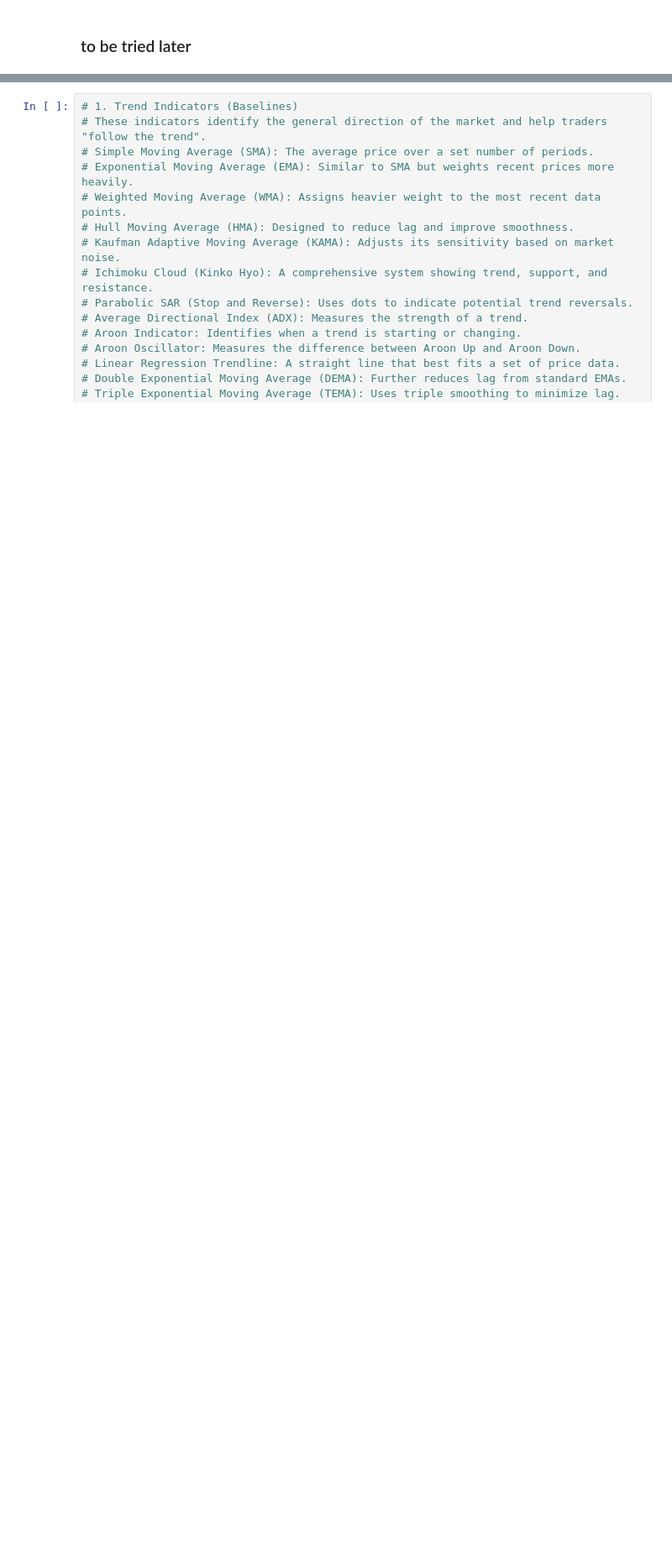
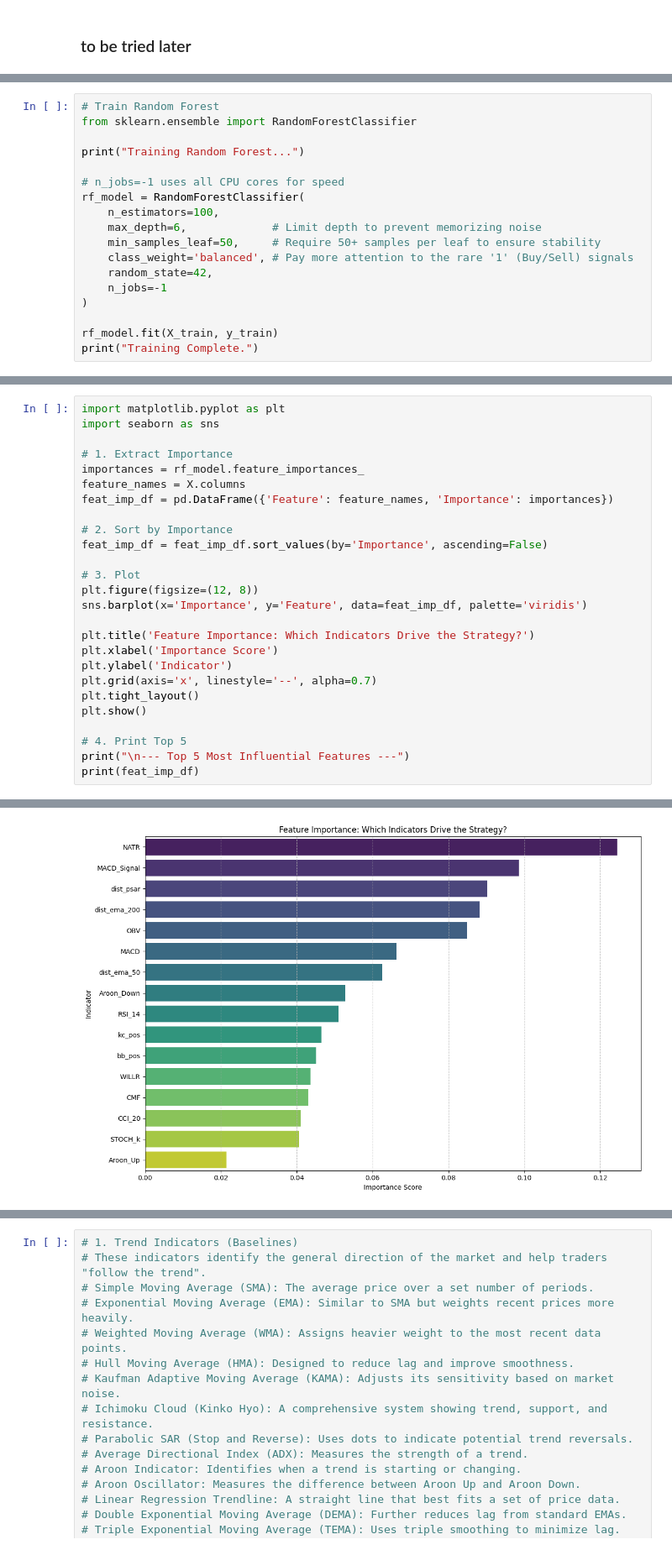
Before and after one commit to HendrichMugisha/project_autotrade, a Jupyter notebook: notebooks/03_Feature_engineering.ipynb, the cells around one changed output, grey strips where cells are left out. Shown at 84% size. Saved outputs shown, nothing was run; the diff lists cells and outputs as text; blank space fills up the shorter version.

```diff
--- a/notebooks/03_Feature_engineering.ipynb
+++ b/notebooks/03_Feature_engineering.ipynb
@@ -319,0 +472,18 @@ print(df.columns.tolist())
+# %%
+# Train Random Forest
+from sklearn.ensemble import RandomForestClassifier
+
+print("Training Random Forest...")
+
+# n_jobs=-1 uses all CPU cores for speed
+rf_model = RandomForestClassifier(
+    n_estimators=100,
+    max_depth=6,             # Limit depth to prevent memorizing noise
+    min_samples_leaf=50,     # Require 50+ samples per leaf to ensure stability
+    class_weight='balanced', # Pay more attention to the rare '1' (Buy/Sell) signals
+    random_state=42,
+    n_jobs=-1
+)
+
+rf_model.fit(X_train, y_train)
+print("Training Complete.")
@@ -319,0 +527,27 @@ print(df.columns.tolist())
+# %%
+import matplotlib.pyplot as plt
+import seaborn as sns
+
+# 1. Extract Importance
+importances = rf_model.feature_importances_
+feature_names = X.columns
+feat_imp_df = pd.DataFrame({'Feature': feature_names, 'Importance': importances})
+
+# 2. Sort by Importance
+feat_imp_df = feat_imp_df.sort_values(by='Importance', ascending=False)
+
+# 3. Plot
+plt.figure(figsize=(12, 8))
+sns.barplot(x='Importance', y='Feature', data=feat_imp_df, palette='viridis')
+
+plt.title('Feature Importance: Which Indicators Drive the Strategy?')
+plt.xlabel('Importance Score')
+plt.ylabel('Indicator')
+plt.grid(axis='x', linestyle='--', alpha=0.7)
+plt.tight_layout()
+plt.show()
+
+# 4. Print Top 5
+print("\n--- Top 5 Most Influential Features ---")
+print(feat_imp_df)
+# %% [output]
@@ -319,0 +557 @@ print(df.columns.tolist())
+[figure, added]
```
Also changed, not shown: parts of 10 cells of this notebook, 2 other files.
